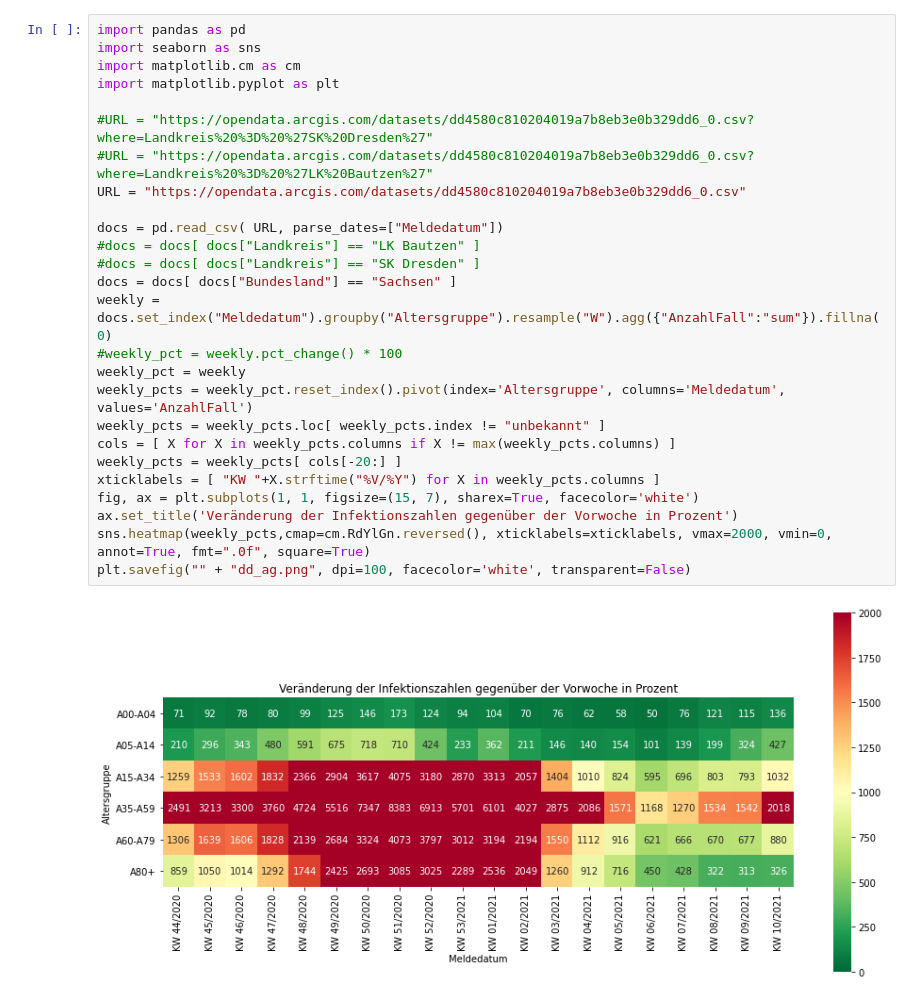
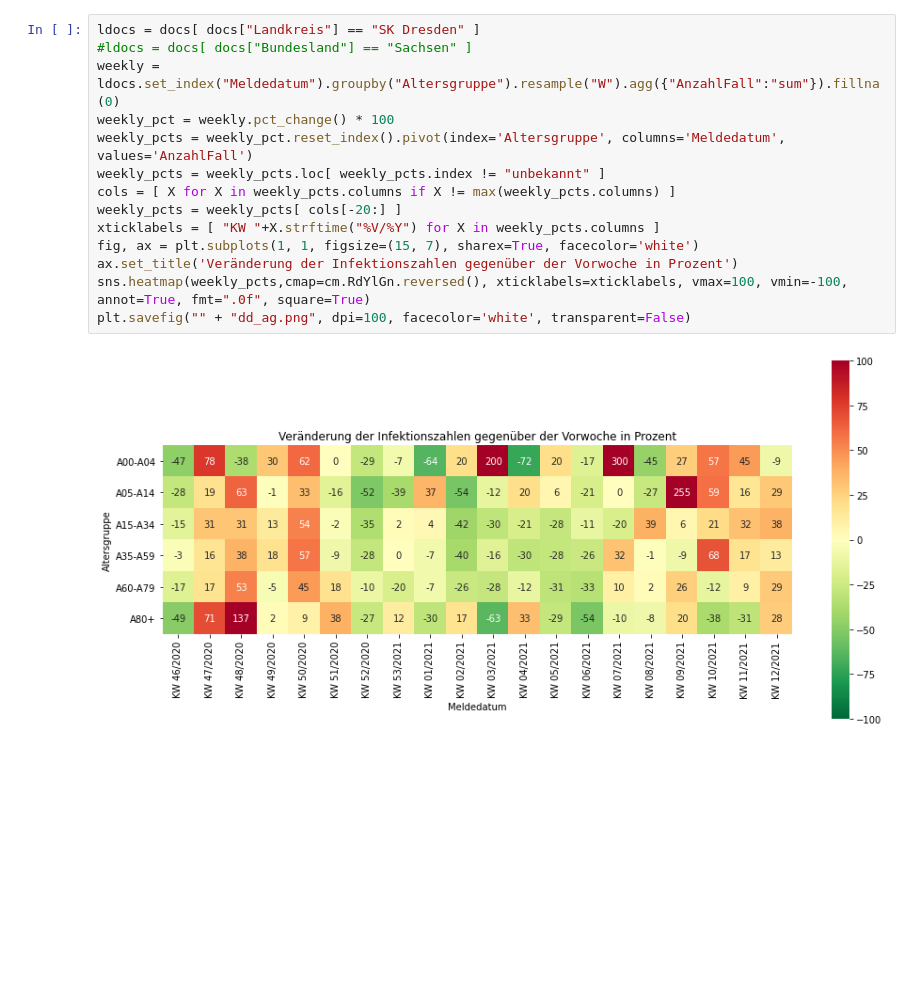
Before and after one commit to mkluge/covid-19, a Jupyter notebook: data/Dresden Altersgruppen.ipynb, the cells around one changed output. Drawn from its saved outputs; the diff is of its cells as text; blank space fills up the shorter version.

Commit message:
Plots nochmal anders...

```diff
--- a/data/Dresden Altersgruppen.ipynb
+++ b/data/Dresden Altersgruppen.ipynb
@@ -1,28 +39,16 @@
 # %%
-import pandas as pd
-import seaborn as sns
-import matplotlib.cm as cm
-import matplotlib.pyplot as plt
-
-#URL = "https://opendata.arcgis.com/datasets/dd4580c810204019a7b8eb3e0b329dd6_0.csv?where=Landkreis%20%3D%20%27SK%20Dresden%27"
-#URL = "https://opendata.arcgis.com/datasets/dd4580c810204019a7b8eb3e0b329dd6_0.csv?where=Landkreis%20%3D%20%27LK%20Bautzen%27"
-URL = "https://opendata.arcgis.com/datasets/dd4580c810204019a7b8eb3e0b329dd6_0.csv"
-
-docs = pd.read_csv( URL, parse_dates=["Meldedatum"])
-#docs = docs[ docs["Landkreis"] == "LK Bautzen" ]
-#docs = docs[ docs["Landkreis"] == "SK Dresden" ]
-docs = docs[ docs["Bundesland"] == "Sachsen" ]
-weekly = docs.set_index("Meldedatum").groupby("Altersgruppe").resample("W").agg({"AnzahlFall":"sum"}).fillna(0)
-#weekly_pct = weekly.pct_change() * 100
-weekly_pct = weekly
+ldocs = docs[ docs["Landkreis"] == "SK Dresden" ]
+#ldocs = docs[ docs["Bundesland"] == "Sachsen" ]
+weekly = ldocs.set_index("Meldedatum").groupby("Altersgruppe").resample("W").agg({"AnzahlFall":"sum"}).fillna(0)
+weekly_pct = weekly.pct_change() * 100
 weekly_pcts = weekly_pct.reset_index().pivot(index='Altersgruppe', columns='Meldedatum', values='AnzahlFall')
 weekly_pcts = weekly_pcts.loc[ weekly_pcts.index != "unbekannt" ]
 cols = [ X for X in weekly_pcts.columns if X != max(weekly_pcts.columns) ]
 weekly_pcts = weekly_pcts[ cols[-20:] ]
 xticklabels = [ "KW "+X.strftime("%V/%Y") for X in weekly_pcts.columns ]
 fig, ax = plt.subplots(1, 1, figsize=(15, 7), sharex=True, facecolor='white')
 ax.set_title('Veränderung der Infektionszahlen gegenüber der Vorwoche in Prozent')
-sns.heatmap(weekly_pcts,cmap=cm.RdYlGn.reversed(), xticklabels=xticklabels, vmax=2000, vmin=0, annot=True, fmt=".0f", square=True)
+sns.heatmap(weekly_pcts,cmap=cm.RdYlGn.reversed(), xticklabels=xticklabels, vmax=100, vmin=-100, annot=True, fmt=".0f", square=True)
 plt.savefig("" + "dd_ag.png", dpi=100, facecolor='white', transparent=False)
 # %% [output]
-[figure, old version]
+[figure, new version]
```
Also changed, not shown: parts of 4 cells of this notebook.
